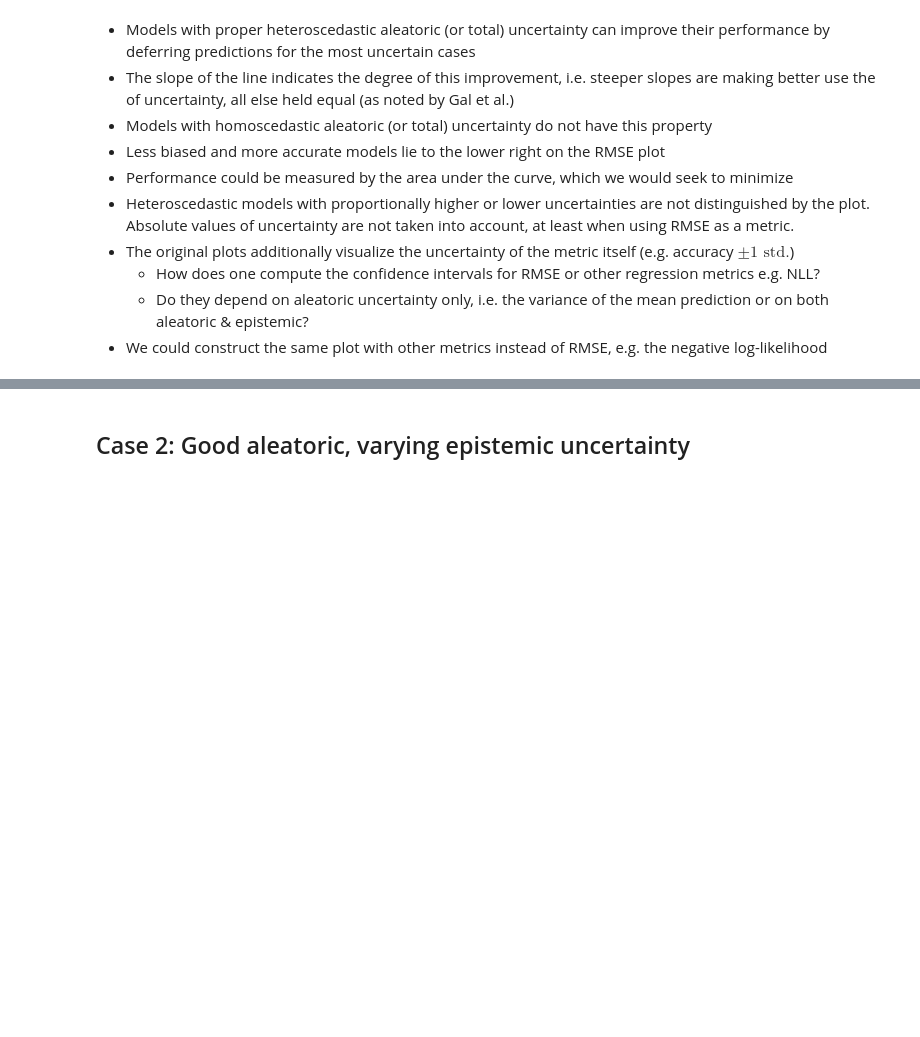
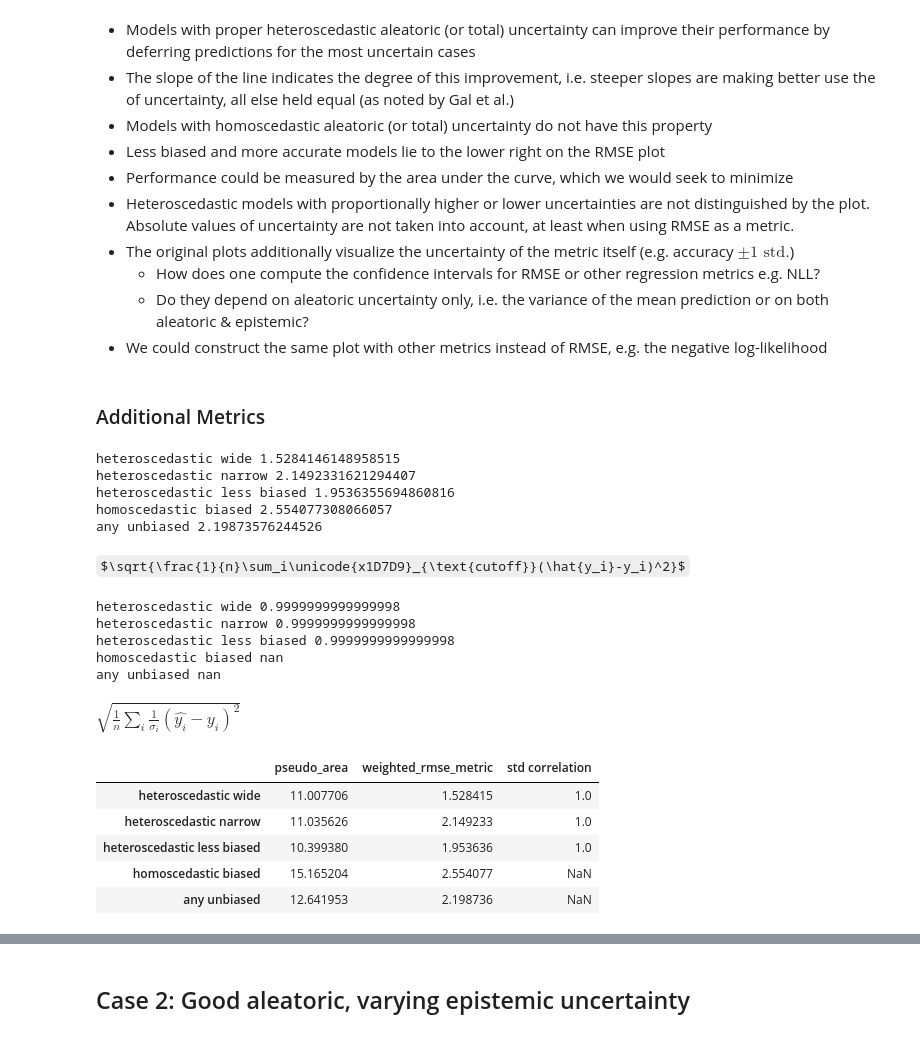
Before and after one commit to dvukolov/calibration-research, a Jupyter notebook: code/retained-rmse.ipynb, the cells around one changed output, grey strips where cells are left out. Saved outputs shown, nothing was run; the diff lists cells and outputs as text; code cells hidden in the pictures; some formulas as TeX source; blank space fills up the shorter version.

```diff
--- a/code/retained-rmse.ipynb
+++ b/code/retained-rmse.ipynb
@@ -116,6 +126,54 @@ for model in models:
     - How does one compute the confidence intervals for RMSE or other regression metrics e.g. NLL?
     - Do they depend on aleatoric uncertainty only, i.e. the variance of the mean prediction or on both aleatoric & epistemic?
 - We could construct the same plot with other metrics instead of RMSE, e.g. the negative log-likelihood
+# %% [markdown]
+### Additional Metrics
+# %%
+weighted_rmse_metric = []
+
+for model in models:
+    metric = calc_rmse_weighted(ppc_func=ppc[model], df=df)
+    weighted_rmse_metric.append(metric)
+    print(model, metric)
+# %% [output]
+heteroscedastic wide 1.5284146148958515
+heteroscedastic narrow 2.1492331621294407
+heteroscedastic less biased 1.9536355694860816
+homoscedastic biased 2.554077308066057
+any unbiased 2.19873576244526
+# %% [markdown]
+$\sqrt{\frac{1}{n}\sum_i\unicode{x1D7D9}_{\text{cutoff}}(\hat{y_i}-y_i)^2}$
+# %%
+std_correlation = []
+
+for model in models:
+    metric = calc_corr_metric(ppc_func=ppc[model], df=df)
+    std_correlation.append(metric)
+    print(model, metric)
+# %% [output]
+heteroscedastic wide 0.9999999999999998
+heteroscedastic narrow 0.9999999999999998
+heteroscedastic less biased 0.9999999999999998
+homoscedastic biased nan
+any unbiased nan
+# %% [markdown]
+$\sqrt{\frac{1}{n}\sum_i\frac{1}{\sigma_i}(\hat{y_i}-y_i)^2}$
+# %%
+all_metrics_df = pd.DataFrame({'pseudo_area': pseudo_area,
+              'weighted_rmse_metric': weighted_rmse_metric,
+              'std correlation': std_correlation
+             })
+
+all_metrics_df.index = models
+
+all_metrics_df
+# %% [output]
+|  | pseudo_area | weighted_rmse_metric | std correlation |
+| heteroscedastic wide | 11.007706 | 1.528415 | 1.0 |
+| heteroscedastic narrow | 11.035626 | 2.149233 | 1.0 |
+| heteroscedastic less biased | 10.399380 | 1.953636 | 1.0 |
+| homoscedastic biased | 15.165204 | 2.554077 | NaN |
+| any unbiased | 12.641953 | 2.198736 | NaN |
 # %% [markdown]
 <img src='./images/gals-retained-metric.png'>
 # %% [markdown]
```
Also changed, not shown: parts of 25 cells of this notebook, 3 other files.
